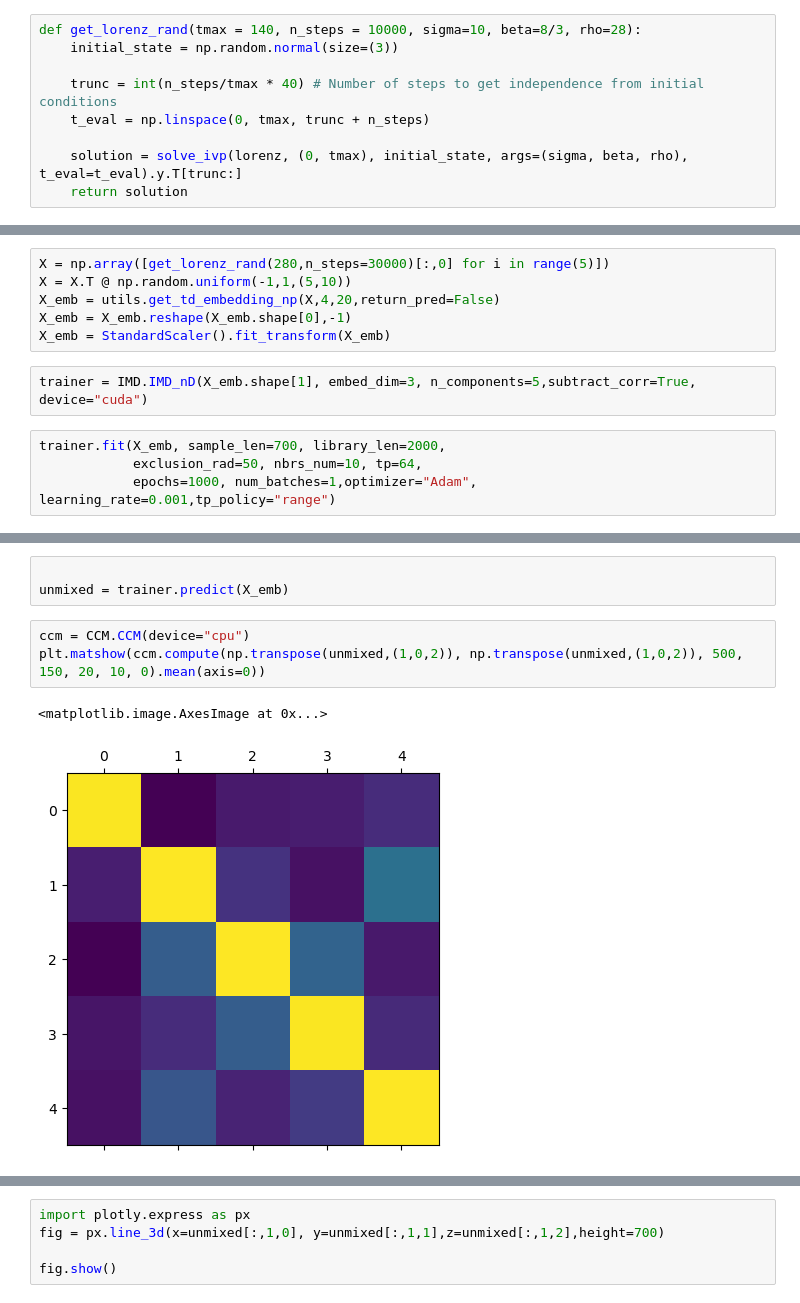
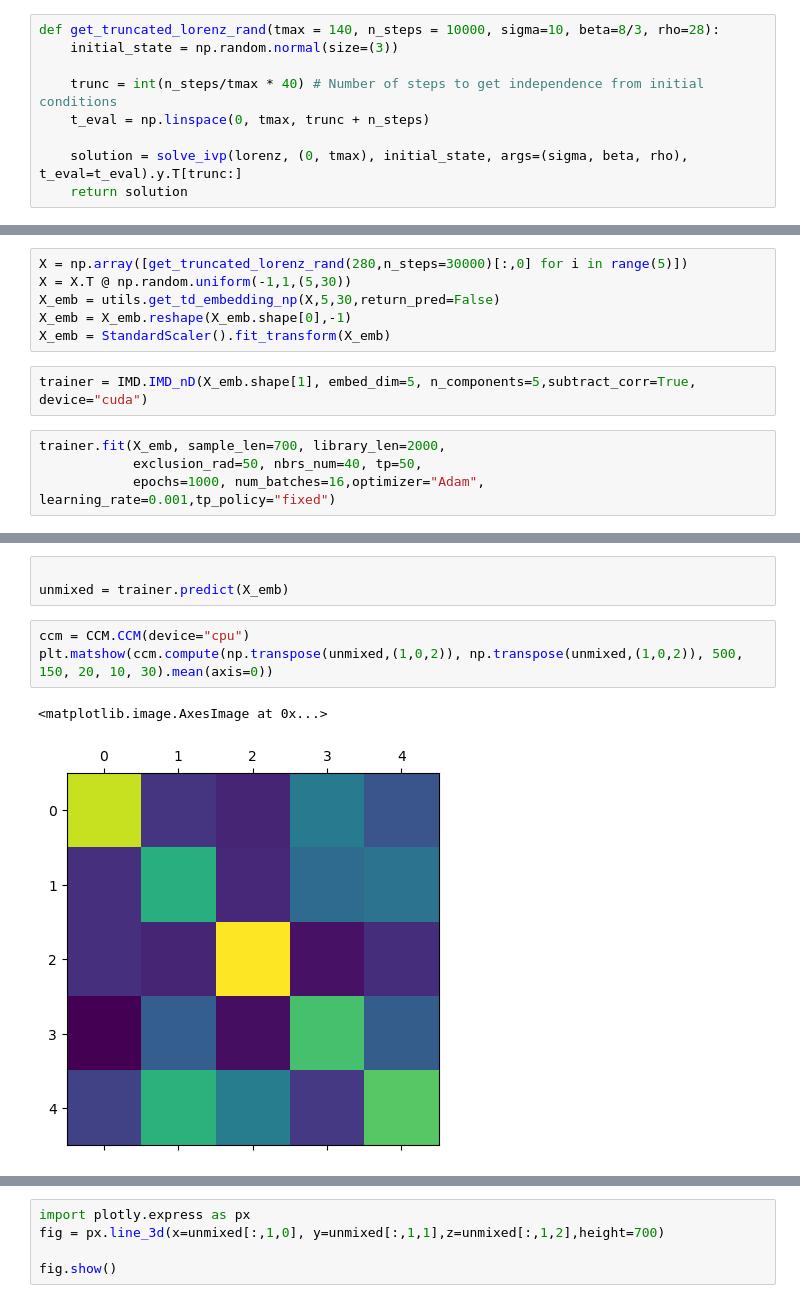
Before and after one commit to z7743/manifold_learning, a Jupyter notebook: notebooks/Lorenz systems demixing.ipynb, the cells around one changed output, grey strips where cells are left out. Saved outputs shown, nothing was run; the diff lists cells and outputs as text.

```diff
--- a/notebooks/Lorenz systems demixing.ipynb
+++ b/notebooks/Lorenz systems demixing.ipynb
@@ -19,7 +19,7 @@ def lorenz(t, state, sigma, beta, rho):
     dzdt = x * y - beta * z
     return [dxdt, dydt, dzdt]
 # %%
-def get_lorenz_rand(tmax = 140, n_steps = 10000, sigma=10, beta=8/3, rho=28):
+def get_truncated_lorenz_rand(tmax = 140, n_steps = 10000, sigma=10, beta=8/3, rho=28):
     initial_state = np.random.normal(size=(3))
 
     trunc = int(n_steps/tmax * 40) # Number of steps to get independence from initial conditions
@@ -33,15 +33,15 @@ X_emb = utils.get_td_embedding_np(X,40,2,return_pred=False)[:,:,0]
 #X_emb = X_emb @ np.random.normal(0,1,(30,100))
 X_emb = StandardScaler().fit_transform(X_emb)
 # %%
-X = np.array([get_lorenz_rand(280,n_steps=30000)[:,0] for i in range(5)])
-X = X.T @ np.random.uniform(-1,1,(5,10))
-X_emb = utils.get_td_embedding_np(X,4,20,return_pred=False)
+X = np.array([get_truncated_lorenz_rand(280,n_steps=30000)[:,0] for i in range(5)])
+X = X.T @ np.random.uniform(-1,1,(5,30))
+X_emb = utils.get_td_embedding_np(X,5,30,return_pred=False)
 X_emb = X_emb.reshape(X_emb.shape[0],-1)
 X_emb = StandardScaler().fit_transform(X_emb)
 # %%
-trainer = IMD.IMD_nD(X_emb.shape[1], embed_dim=3, n_components=5,subtract_corr=True, device="cuda")
+trainer = IMD.IMD_nD(X_emb.shape[1], embed_dim=5, n_components=5,subtract_corr=True, device="cuda")
 # %%
 trainer.fit(X_emb, sample_len=700, library_len=2000,
-            exclusion_rad=50, nbrs_num=10, tp=64,
-            epochs=1000, num_batches=1,optimizer="Adam", learning_rate=0.001,tp_policy="range")
+            exclusion_rad=50, nbrs_num=40, tp=50,
+            epochs=1000, num_batches=16,optimizer="Adam", learning_rate=0.001,tp_policy="fixed")
 # %% [output]
@@ -72,10 +72,10 @@ plt.plot(trainer.get_loss_history()[:])
 unmixed = trainer.predict(X_emb)
 # %%
 ccm = CCM.CCM(device="cpu")
-plt.matshow(ccm.compute(np.transpose(unmixed,(1,0,2)), np.transpose(unmixed,(1,0,2)), 500, 150, 20, 10, 0).mean(axis=0))
+plt.matshow(ccm.compute(np.transpose(unmixed,(1,0,2)), np.transpose(unmixed,(1,0,2)), 500, 150, 20, 10, 30).mean(axis=0))
 # %% [output]
 <matplotlib.image.AxesImage at 0x...>
-[figure, old version]
+[figure, new version]
 # %%
 plt.figure(figsize=(5*unmixed.shape[1],5))
 for i in range(unmixed.shape[1]):
```
Also changed, not shown: parts of 3 cells of this notebook, 2 other files.
